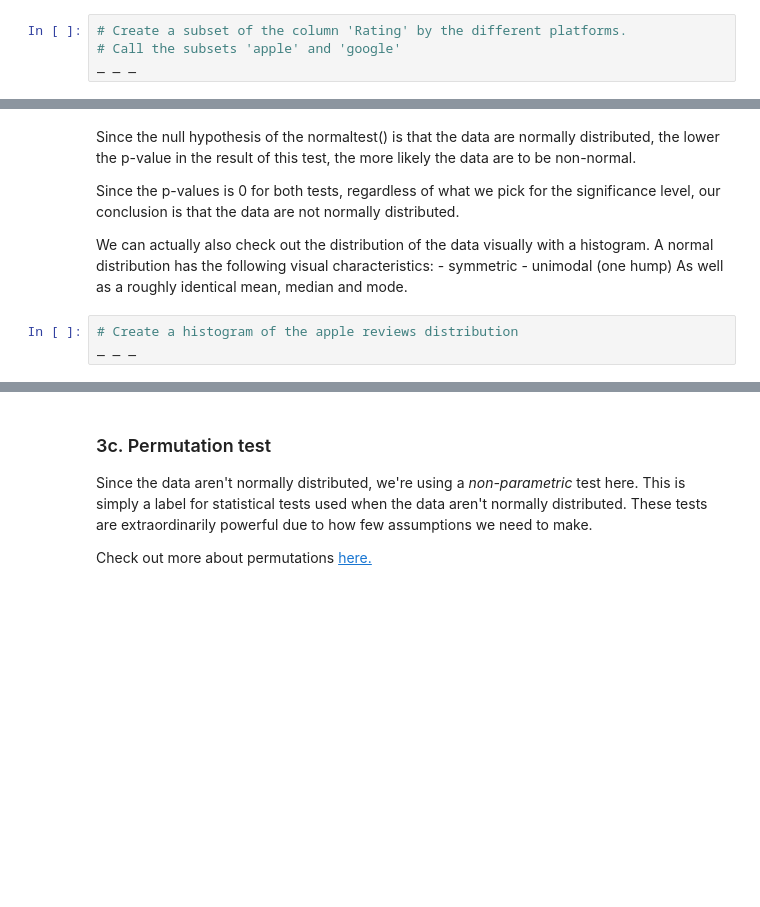
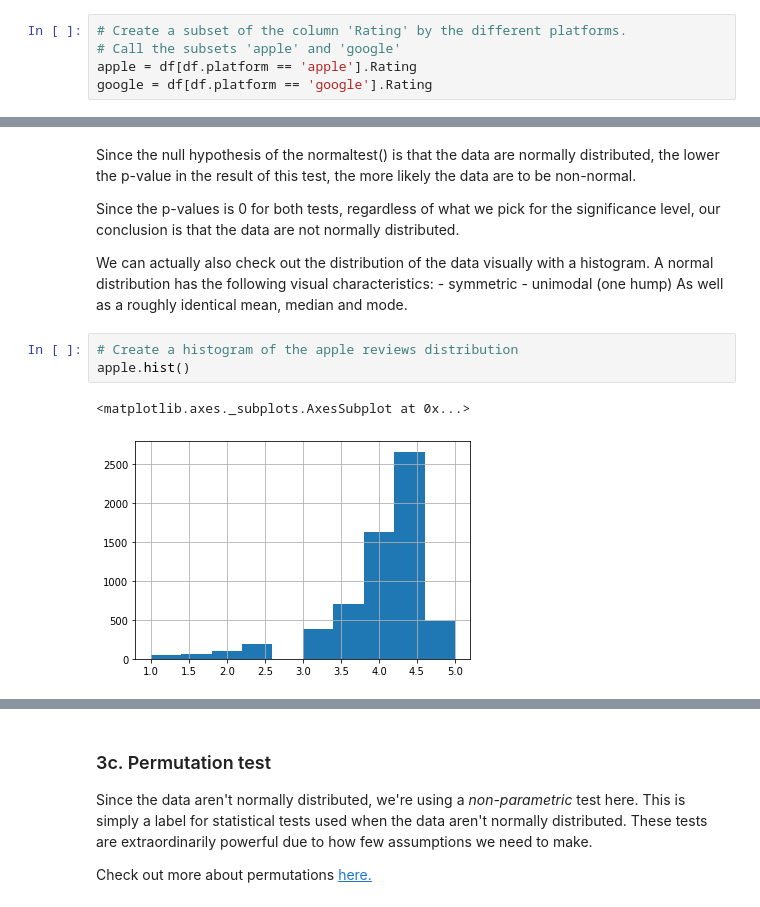
Before and after one commit to Dylan-C-Neal/Springboard-Data-Science-Career-Track, a Jupyter notebook: 11.3 Integrating Apps/Springboard Apps project - Tier 3 - Complete.ipynb, the cells around one changed output, grey strips where cells are left out. Saved outputs shown, nothing was run; the diff lists cells and outputs as text; blank space fills up the shorter version.

```diff
--- a/11.3 Integrating Apps/Springboard Apps project - Tier 3 - Complete.ipynb
+++ b/11.3 Integrating Apps/Springboard Apps project - Tier 3 - Complete.ipynb
@@ -394,7 +419,8 @@ There are many different statistical tests, all with different assumptions. You'
 # %%
 # Create a subset of the column 'Rating' by the different platforms.
 # Call the subsets 'apple' and 'google'
-_ _ _
+apple = df[df.platform == 'apple'].Rating
+google = df[df.platform == 'google'].Rating
 # %%
 # Using the stats.normaltest() method, get an indication of whether the apple data are normally distributed
 # Save the result in a variable called apple_normal, and print it out
@@ -413,6 +445,9 @@ We can actually also check out the distribution of the data visually with a hist
 As well as a roughly identical mean, median and mode.
 # %%
 # Create a histogram of the apple reviews distribution
-_ _ _
+apple.hist()
+# %% [output]
+<matplotlib.axes._subplots.AxesSubplot at 0x...>
+[figure, added]
 # %%
 # Create a histogram of the google data
```
Also changed, not shown: parts of 20 cells of this notebook.
